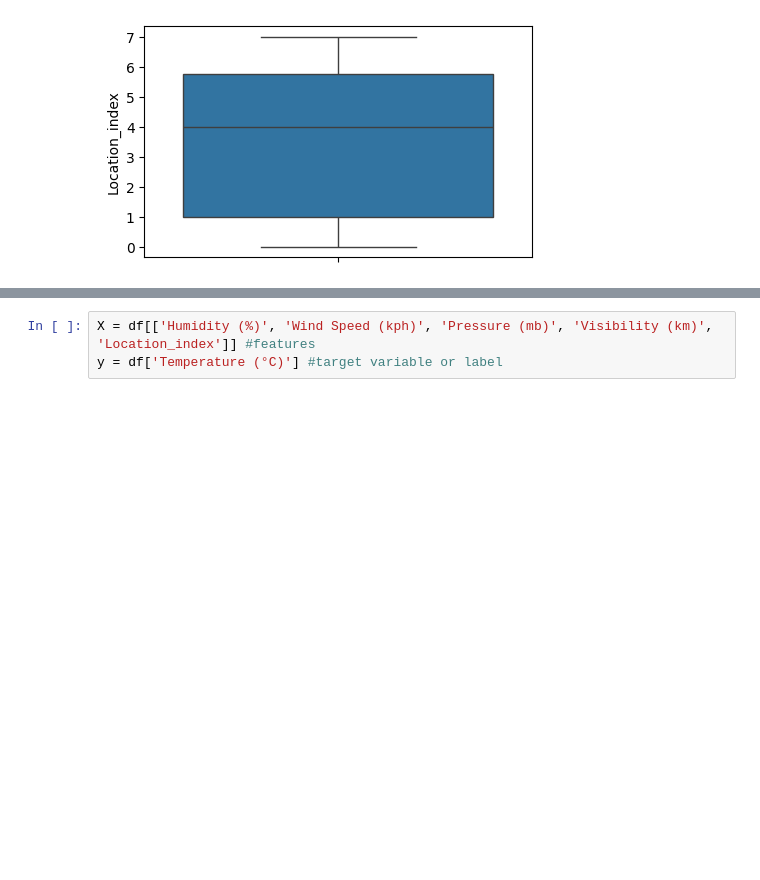
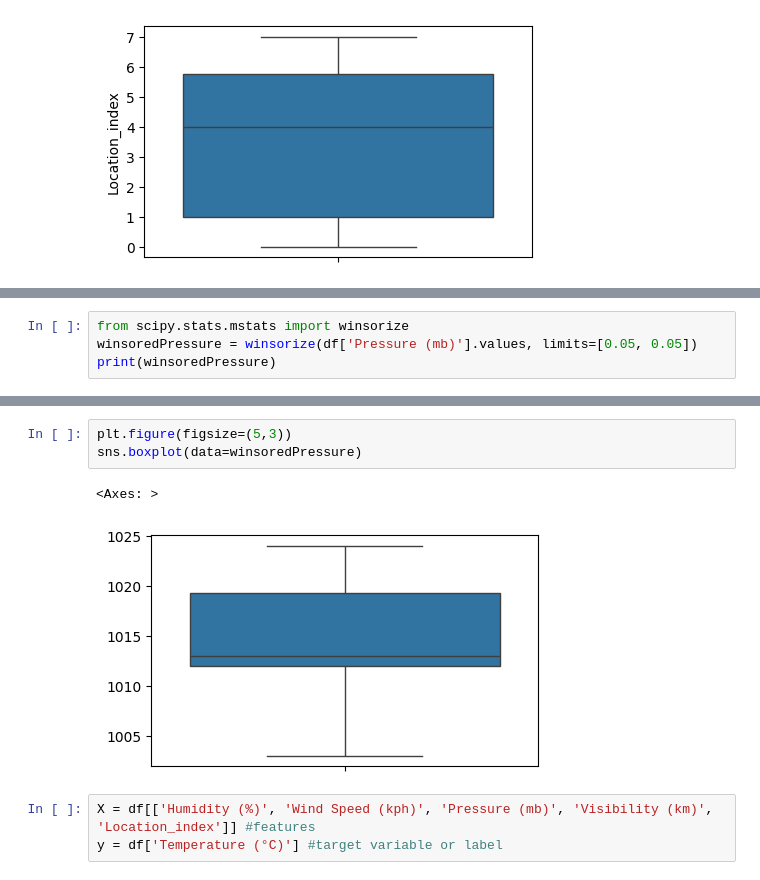
Before and after one commit to LemonMeringue01/EDAwk1, a Jupyter notebook: Copy_of_Welcome_To_Colab.ipynb, the cells around one changed output, grey strips where cells are left out. Saved outputs shown, nothing was run; the diff lists cells and outputs as text; blank space fills up the shorter version.

```diff
--- a/Copy_of_Welcome_To_Colab.ipynb
+++ b/Copy_of_Welcome_To_Colab.ipynb
@@ -158,0 +239,4 @@ Location and location_index make for poor boxplots.
+# %%
+from scipy.stats.mstats import winsorize
+winsoredPressure = winsorize(df['Pressure (mb)'].values, limits=[0.05, 0.05])
+print(winsoredPressure)
@@ -159,3 +261,9 @@ Location and location_index make for poor boxplots.
+# %%
+plt.figure(figsize=(5,3))
+sns.boxplot(data=winsoredPressure)
+# %% [output]
+<Axes: >
+[figure, added]
 # %%
 X = df[['Humidity (%)', 'Wind Speed (kph)', 'Pressure (mb)', 'Visibility (km)', 'Location_index']] #features
 y = df['Temperature (°C)'] #target variable or label
```
Also changed, not shown: parts of 13 cells of this notebook.
